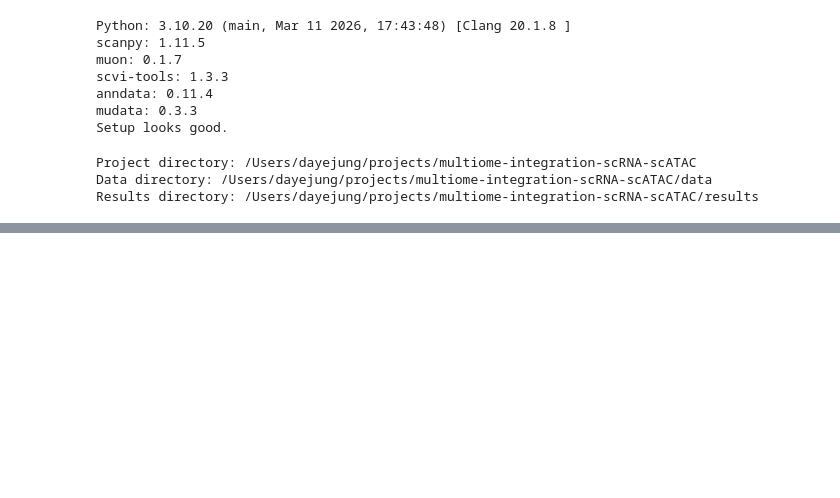
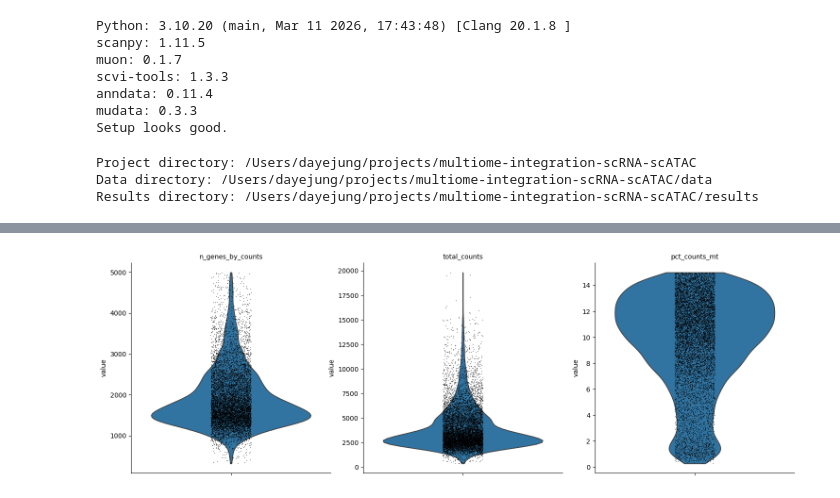
Before and after one commit to JuliaJung00/multiome-integration-scRNA-scATAC, a Jupyter notebook: notebooks/01_setup_and_qc.ipynb, the cells around one changed output, grey strips where cells are left out. Cells and saved outputs as stored; diff of their text form; code cells hidden in the pictures; blank space fills up the shorter version.

```diff
--- a/notebooks/01_setup_and_qc.ipynb
+++ b/notebooks/01_setup_and_qc.ipynb
@@ -47,0 +109,4 @@ Results directory: /Users/dayejung/projects/multiome-integration-scRNA-scATAC/re
+# %%
+sc.pl.violin(rna_filt, ["n_genes_by_counts", "total_counts", "pct_counts_mt"], multi_panel=True)
+# %% [output]
+[figure, added]
```
Also changed, not shown: parts of 10 cells of this notebook.
